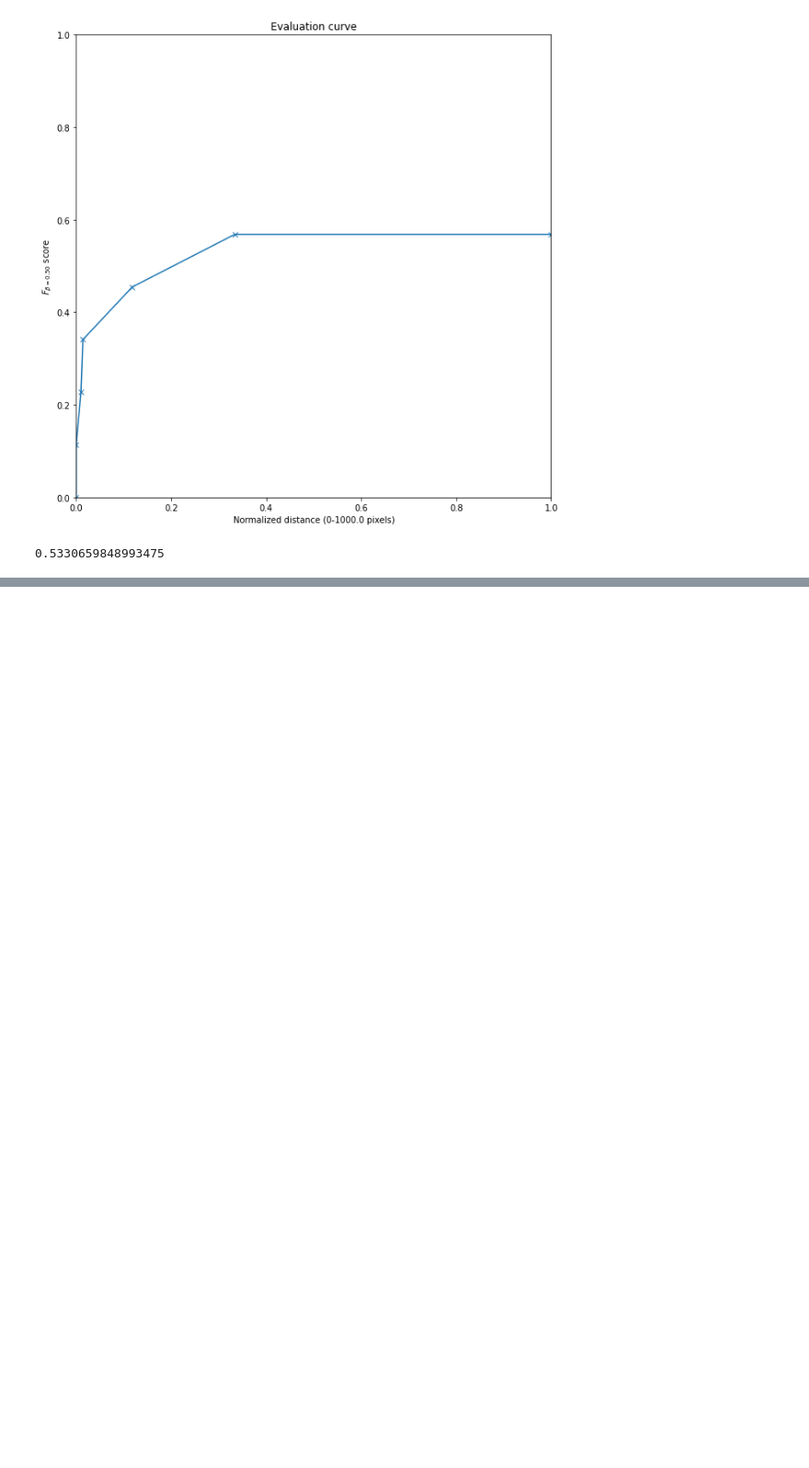
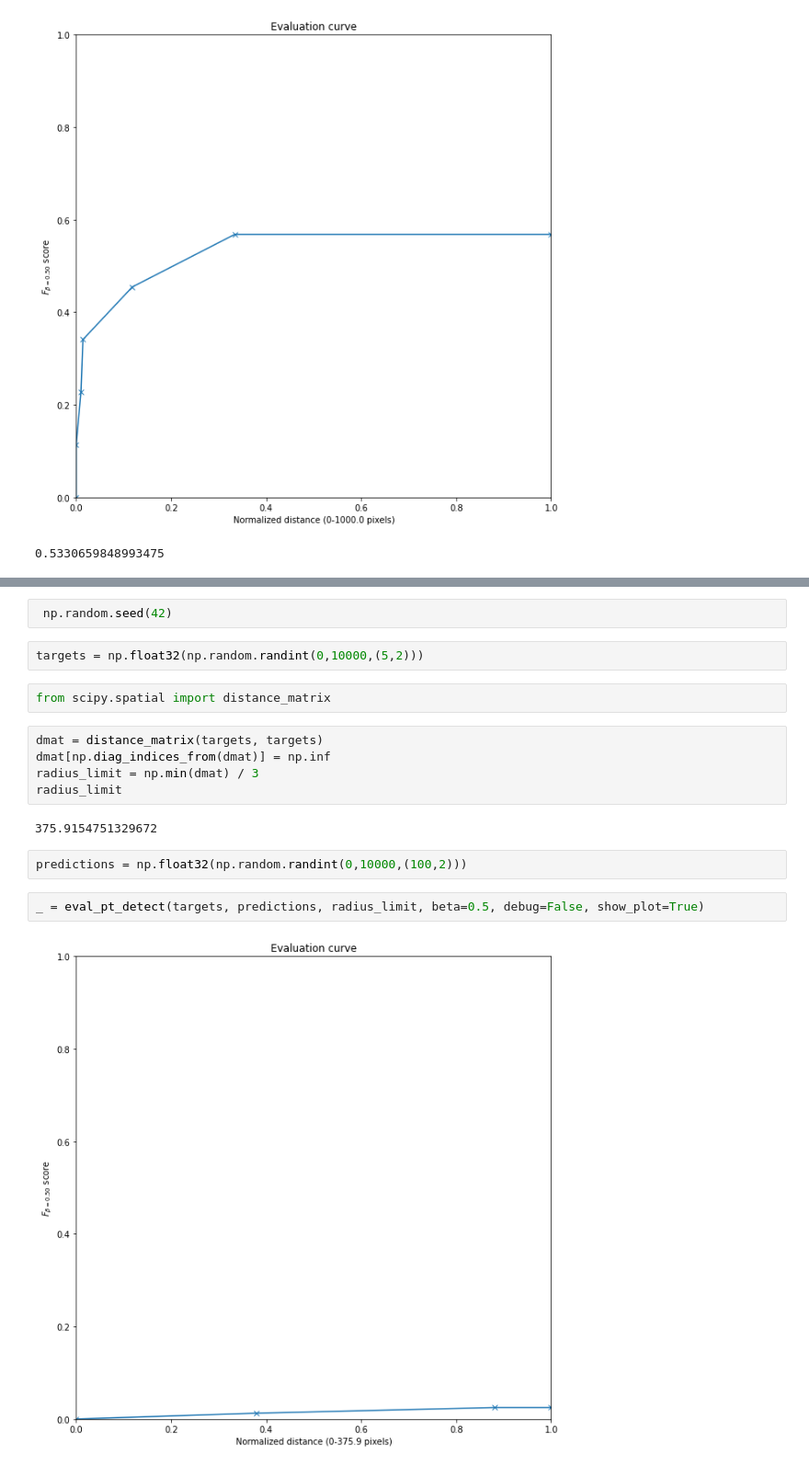
Before and after one commit to icdar21-mapseg/icdar21-mapseg-eval, a Jupyter notebook: task3_point_detect_eval_demo.ipynb, the cells around one changed output, grey strips where cells are left out. Shown: that part at 92% size. Cells and saved outputs as stored; diff of their text form; blank space fills up the shorter version.

```diff
--- a/task3_point_detect_eval_demo.ipynb
+++ b/task3_point_detect_eval_demo.ipynb
@@ -347,0 +350,19 @@ area
+# %%
+ np.random.seed(42)
+# %%
+targets = np.float32(np.random.randint(0,10000,(5,2)))
+# %%
+from scipy.spatial import distance_matrix
+# %%
+dmat = distance_matrix(targets, targets)
+dmat[np.diag_indices_from(dmat)] = np.inf
+radius_limit = np.min(dmat) / 3
+radius_limit
+# %% [output]
+375.9154751329672
+# %%
+predictions = np.float32(np.random.randint(0,10000,(100,2)))
+# %%
+_ = eval_pt_detect(targets, predictions, radius_limit, beta=0.5, debug=False, show_plot=True)
+# %% [output]
+[figure, added]
```
Also changed, not shown: parts of 5 cells of this notebook.
